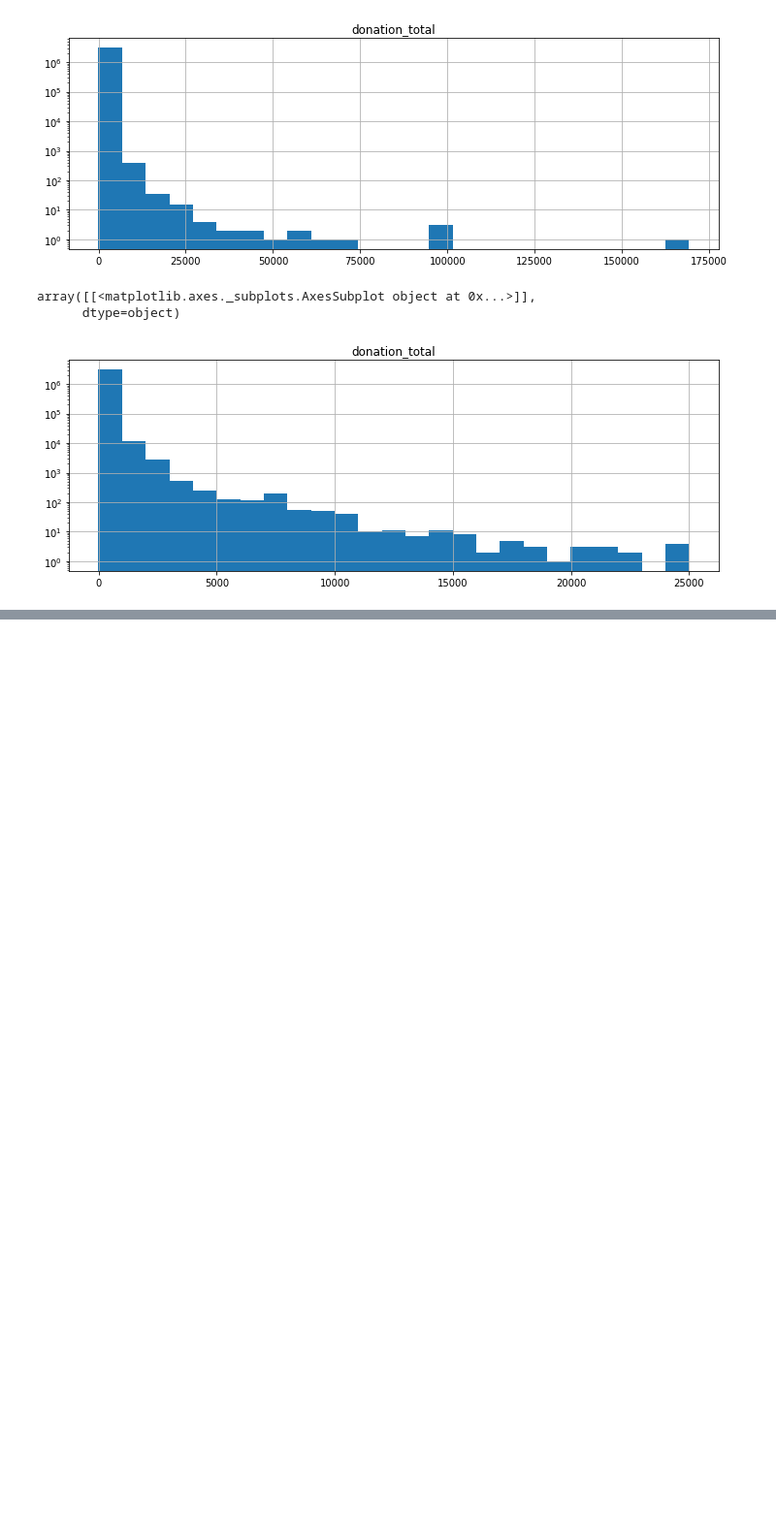
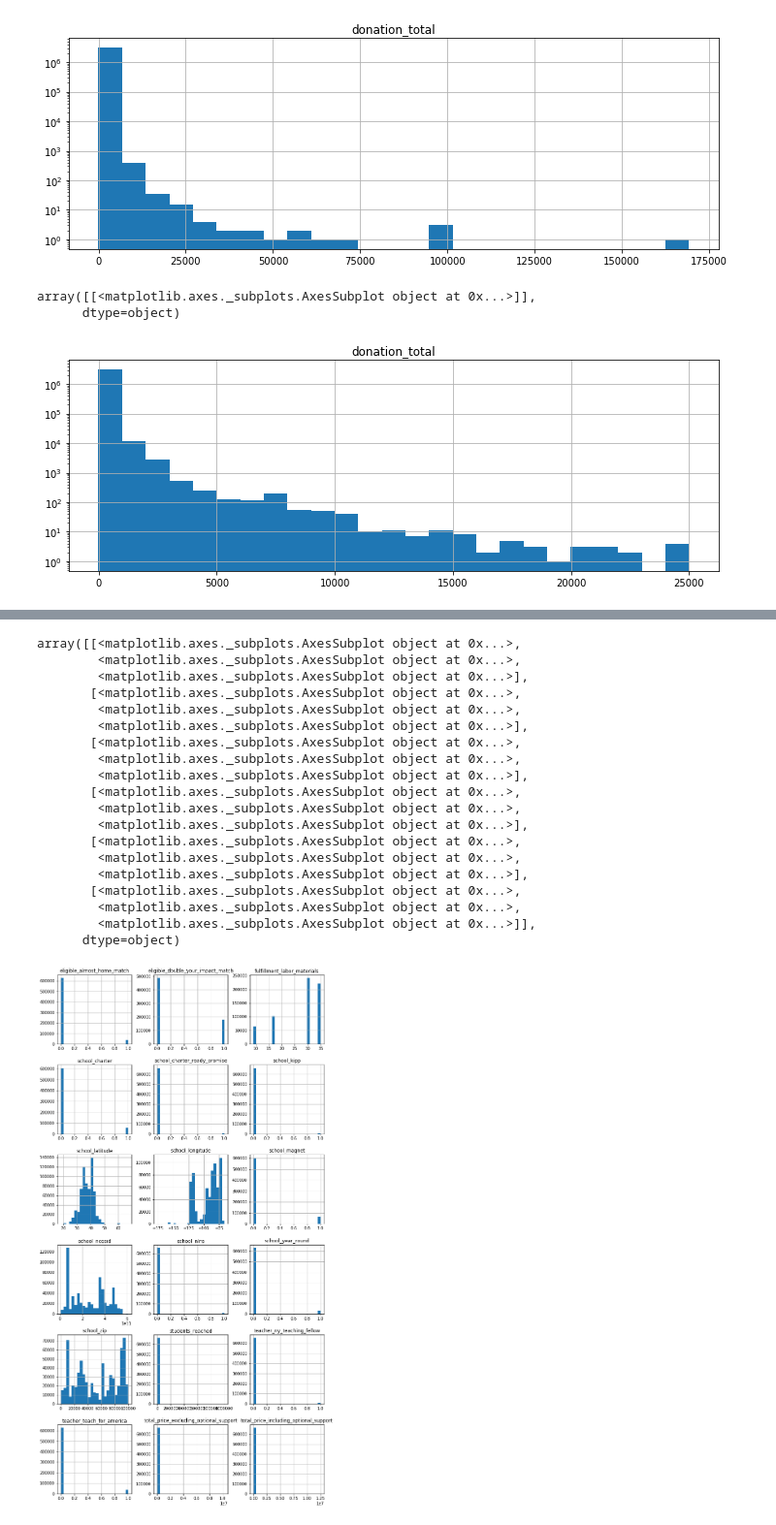
Before and after one commit to xanwich/DSaPP_RA_Project, a Jupyter notebook: Xander Beberman Data Role Assessment.ipynb, the cells around one changed output, grey strips where cells are left out. Shown at 97% size. Drawn from its saved outputs; the diff is of its cells as text; code cells hidden in the pictures; blank space fills up the shorter version.

```diff
--- a/Xander Beberman Data Role Assessment.ipynb
+++ b/Xander Beberman Data Role Assessment.ipynb
@@ -103,0 +106,3 @@ array([[<matplotlib.axes._subplots.AxesSubplot object at 0x...>]],
+# %%
+projects = pd.read_csv('data/projects.csv')
+projects.head()
@@ -103,0 +117,5 @@ array([[<matplotlib.axes._subplots.AxesSubplot object at 0x...>]],
+# %%
+projects.replace({'t':1, 'f':0}, inplace=True)
+print('Column\t\t\tUnique values\tNA values')
+for col in projects:
+    print('{:21.21}\t{}\t\t{}'.format(projects[col].name, projects[col].nunique(), projects[col].isna().sum()))
@@ -103,0 +152,23 @@ array([[<matplotlib.axes._subplots.AxesSubplot object at 0x...>]],
+# %%
+projects.hist(layout=(6,3), figsize=(12,24), bins=25)
+# %% [output]
+array([[<matplotlib.axes._subplots.AxesSubplot object at 0x...>,
+        <matplotlib.axes._subplots.AxesSubplot object at 0x...>,
+        <matplotlib.axes._subplots.AxesSubplot object at 0x...>],
+       [<matplotlib.axes._subplots.AxesSubplot object at 0x...>,
+        <matplotlib.axes._subplots.AxesSubplot object at 0x...>,
+        <matplotlib.axes._subplots.AxesSubplot object at 0x...>],
+       [<matplotlib.axes._subplots.AxesSubplot object at 0x...>,
+        <matplotlib.axes._subplots.AxesSubplot object at 0x...>,
+        <matplotlib.axes._subplots.AxesSubplot object at 0x...>],
+       [<matplotlib.axes._subplots.AxesSubplot object at 0x...>,
+        <matplotlib.axes._subplots.AxesSubplot object at 0x...>,
+        <matplotlib.axes._subplots.AxesSubplot object at 0x...>],
+       [<matplotlib.axes._subplots.AxesSubplot object at 0x...>,
+        <matplotlib.axes._subplots.AxesSubplot object at 0x...>,
+        <matplotlib.axes._subplots.AxesSubplot object at 0x...>],
+       [<matplotlib.axes._subplots.AxesSubplot object at 0x...>,
+        <matplotlib.axes._subplots.AxesSubplot object at 0x...>,
+        <matplotlib.axes._subplots.AxesSubplot object at 0x...>]],
+      dtype=object)
+[figure, added]
```
Also changed, not shown: parts of 13 cells of this notebook.
